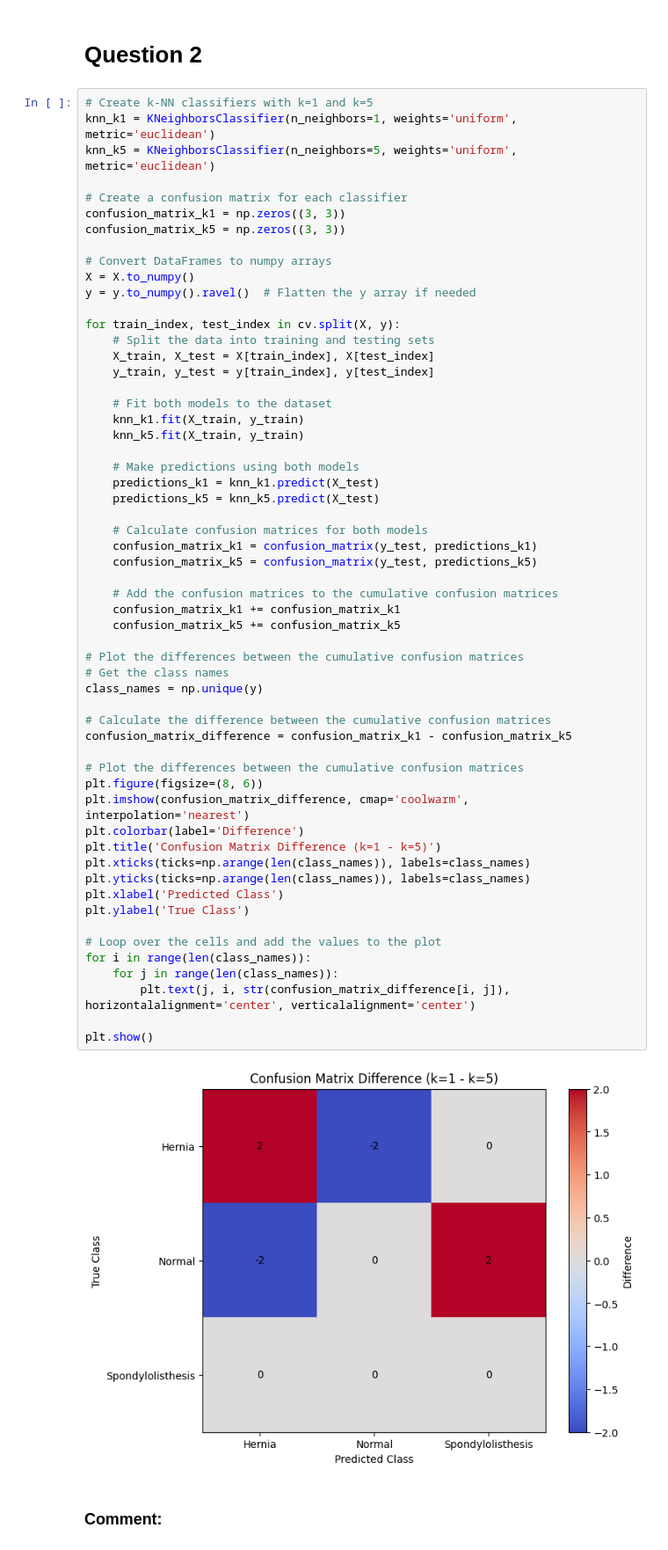
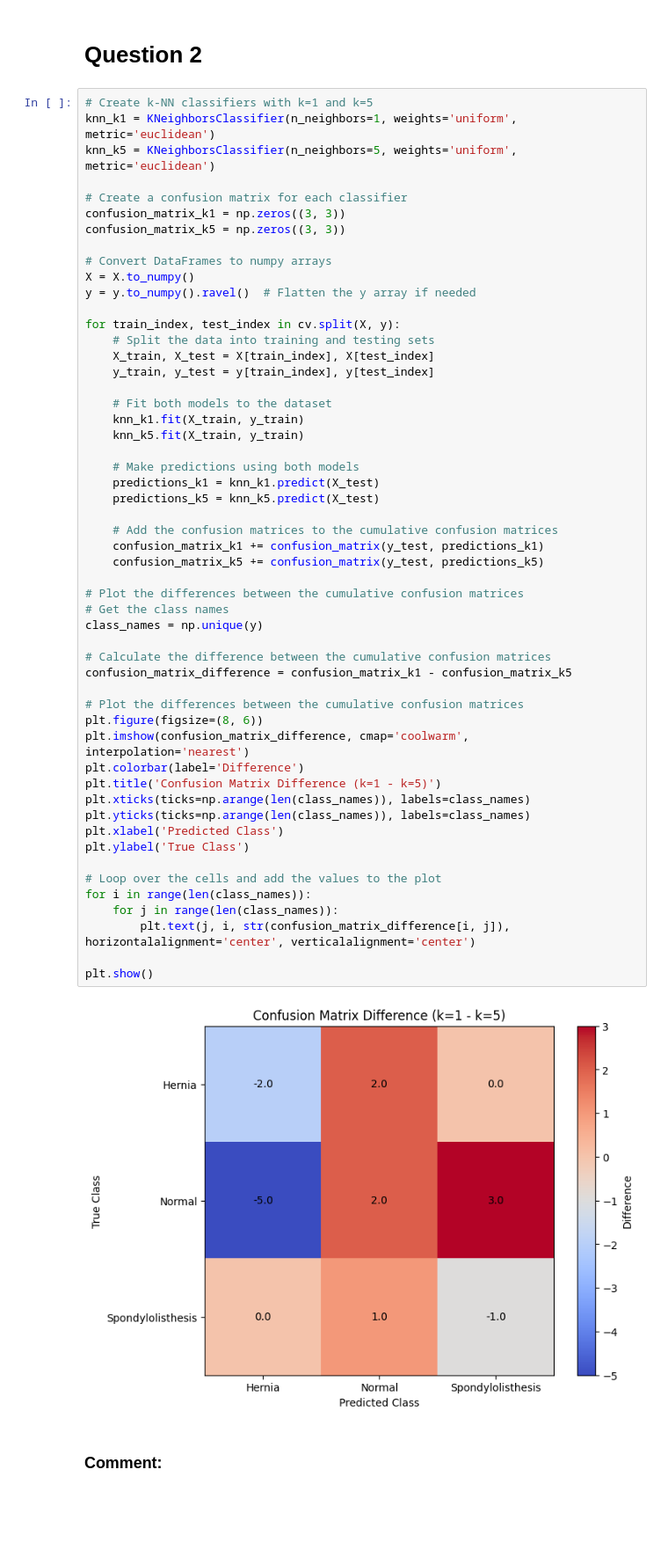
Before and after one commit to pedrocurvo/Aprendizagem, a Jupyter notebook: Homework2/G022.ipynb, the cells around one changed output. Shown at 88% size. Saved outputs shown, nothing was run; the diff lists cells and outputs as text; blank space fills up the shorter version.

```diff
--- a/Homework2/G022.ipynb
+++ b/Homework2/G022.ipynb
@@ -120,40 +120,36 @@ for train_index, test_index in cv.split(X, y):
     # Make predictions using both models
     predictions_k1 = knn_k1.predict(X_test)
     predictions_k5 = knn_k5.predict(X_test)
 
-    # Calculate confusion matrices for both models
-    confusion_matrix_k1 = confusion_matrix(y_test, predictions_k1)
-    confusion_matrix_k5 = confusion_matrix(y_test, predictions_k5)
-
     # Add the confusion matrices to the cumulative confusion matrices
-    confusion_matrix_k1 += confusion_matrix_k1
-    confusion_matrix_k5 += confusion_matrix_k5
+    confusion_matrix_k1 += confusion_matrix(y_test, predictions_k1)
+    confusion_matrix_k5 += confusion_matrix(y_test, predictions_k5)
 
 # Plot the differences between the cumulative confusion matrices
 # Get the class names
 class_names = np.unique(y)
 
 # Calculate the difference between the cumulative confusion matrices
 confusion_matrix_difference = confusion_matrix_k1 - confusion_matrix_k5
 
 # Plot the differences between the cumulative confusion matrices
 plt.figure(figsize=(8, 6))
 plt.imshow(confusion_matrix_difference, cmap='coolwarm', interpolation='nearest')
 plt.colorbar(label='Difference')
 plt.title('Confusion Matrix Difference (k=1 - k=5)')
 plt.xticks(ticks=np.arange(len(class_names)), labels=class_names)
 plt.yticks(ticks=np.arange(len(class_names)), labels=class_names)
 plt.xlabel('Predicted Class')
 plt.ylabel('True Class')
 
 # Loop over the cells and add the values to the plot
 for i in range(len(class_names)):
     for j in range(len(class_names)):
         plt.text(j, i, str(confusion_matrix_difference[i, j]), horizontalalignment='center', verticalalignment='center')
 
 plt.show()
 # %% [output]
-[figure, old version]
+[figure, new version]
 # %% [markdown]
 ### Comment:
 # %% [markdown]
```
Also changed, not shown: 1 other file.
